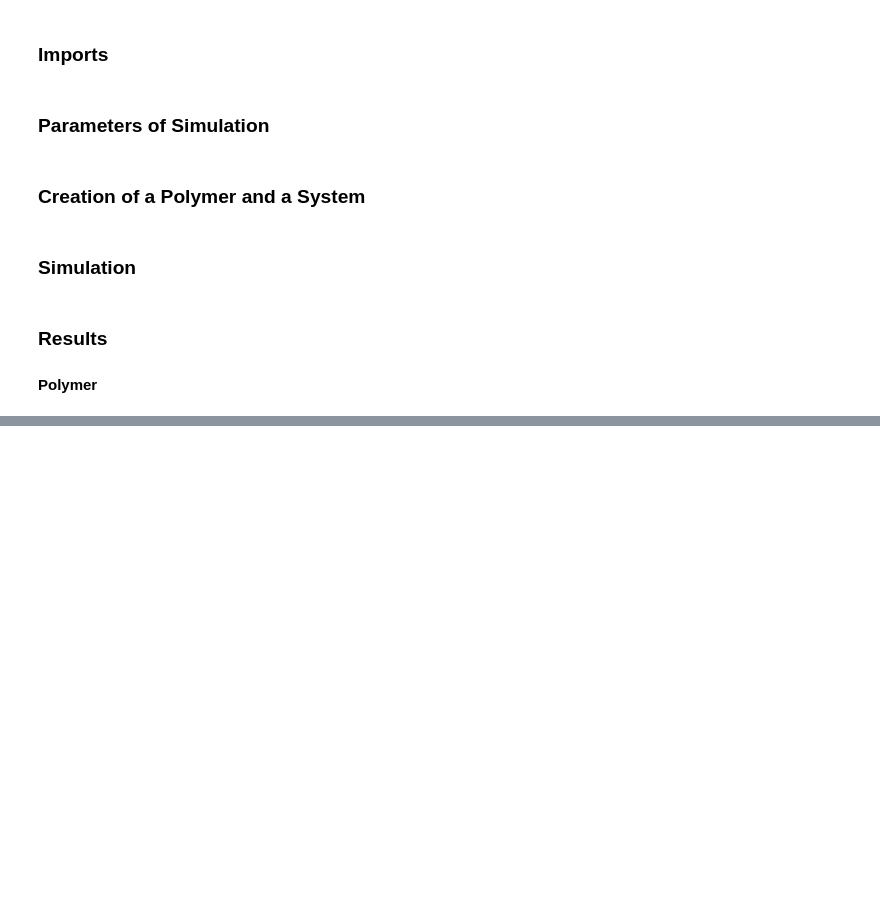
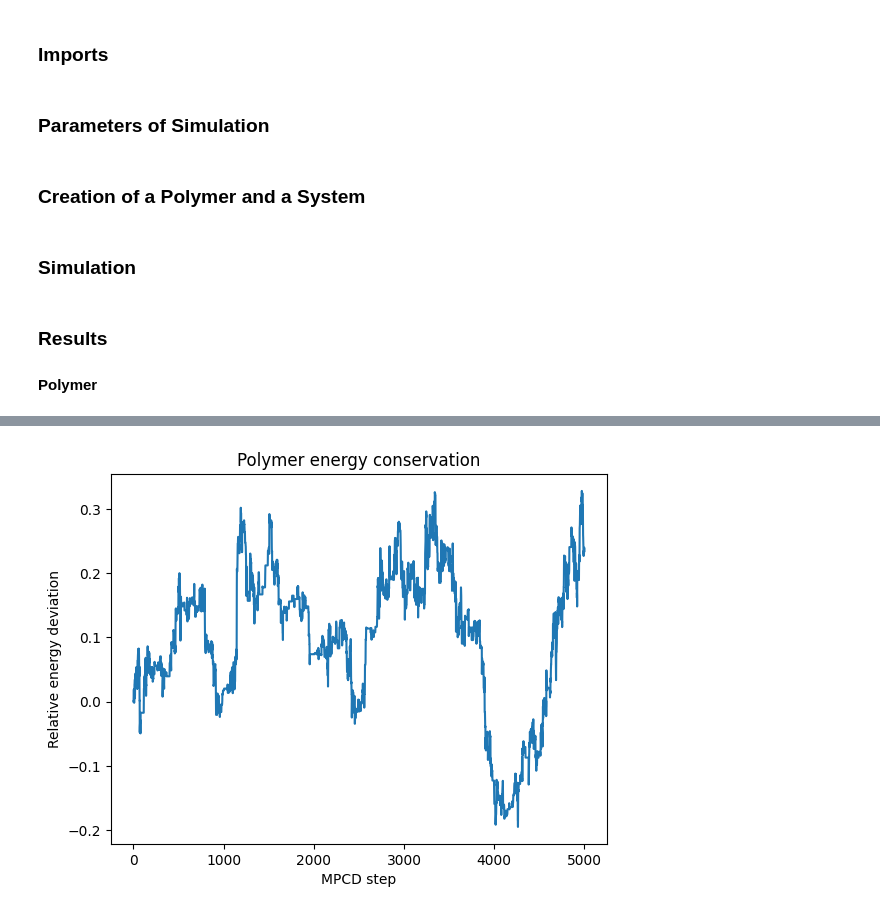
Before and after one commit to olegoniy/mpcd, a Jupyter notebook: notebooks/SimulationDiagnostics.ipynb, the cells around one changed output, grey strips where cells are left out. Saved outputs shown, nothing was run; the diff lists cells and outputs as text; code cells hidden in the pictures; blank space fills up the shorter version.

Commit message:
Plots of coupled system energy + relative deviation

```diff
--- a/notebooks/SimulationDiagnostics.ipynb
+++ b/notebooks/SimulationDiagnostics.ipynb
@@ -21,25 +21,25 @@ params = {
     "box": np.array([10.0, 10.0, 10.0]),
 
     # MPCD solvent
-    "n_solvent": 10000,
+    "n_solvent": 100,
     "solvent_mass": 1.0,
     "a": 1.0,
     "h": 0.1,
     "alpha": np.pi / 2,
-    "kBT": 1.0,
+    "kBT": 0.75,
 
     # Polymer
-    "n_monomers": 100,
+    "n_monomers": 30,
     "polymer_mass": 3.0,
     "bond_length": 0.25,
     "k_bond": 100.0,
 
     # MD
-    "n_md_substeps": 1000,
-    "n_mpcd_steps": 500,
+    "n_md_substeps": 500,
+    "n_mpcd_steps": 5000,
 
     # Random seed
-    "seed": 91109,
+    "seed": 3310,
 }
 dt_md = params["h"] / params["n_md_substeps"]
 # %% [markdown]
@@ -73,12 +73,16 @@ forcesOnPolymer(polymer)
 # %%
 history = {
     "step": [],
+
     "polymer_E": [],
     "polymer_K": [],
     "polymer_U": [],
+
     "mean_bond_length": [],
     "max_bond_length": [],
     "polymer_momentum_norm": [],
+
+    "solvent_K": [],
     "solvent_momentum_norm": [],
 }
 
@@ -95,22 +99,26 @@ for step in range(params["n_mpcd_steps"]):
 
     # 3. MPCD collision
     # for now:
-    collide(system)
+    #collide(system)
 
-    # collide_with_polymer(system, polymer)
+    collideCoupled(system, polymer)
 
     # 4. Record observables
     lengths = bond_lengths(polymer)
 
     history["step"].append(step)
+
     history["polymer_K"].append(polymer_kinetic_energy(polymer))
     history["polymer_U"].append(polymer_bond_energy(polymer))
     history["polymer_E"].append(polymer_total_energy(polymer))
+
     history["mean_bond_length"].append(lengths.mean())
     history["max_bond_length"].append(lengths.max())
     history["polymer_momentum_norm"].append(
         np.linalg.norm(total_momentum(polymer) - P_polymer_0)
     )
+
+    history["solvent_K"].append(system_kinetic(system))
     history["solvent_momentum_norm"].append(
         np.linalg.norm(total_momentum(system) - P_solvent_0)
     )
@@ -120,9 +128,6 @@ for key in history:
 # %% [markdown]
 ### Results
 #### Polymer
-# %%
-for key in history:
-    history[key] = np.array(history[key])
 # %%
 plt.figure()
 plt.plot(history["step"], history["polymer_E"])
@@ -134,0 +140,11 @@ AttributeError: module 'matplotlib' has no attribute 'figure'
+# %%
+E0 = history["polymer_E"][0]
+
+plt.figure()
+plt.plot(history["step"], (history["polymer_E"] - E0) / abs(E0))
+plt.xlabel("MPCD step")
+plt.ylabel("Relative energy deviation")
+plt.title("Polymer energy conservation")
+plt.show()
+# %% [output]
+[figure, added]
```
Also changed, not shown: parts of 10 cells of this notebook, 1 other file.
